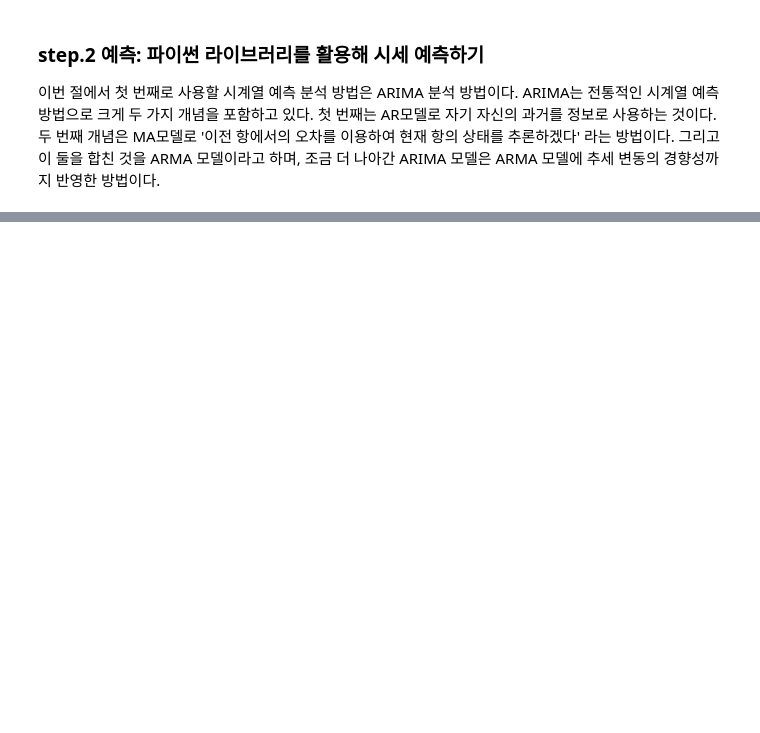
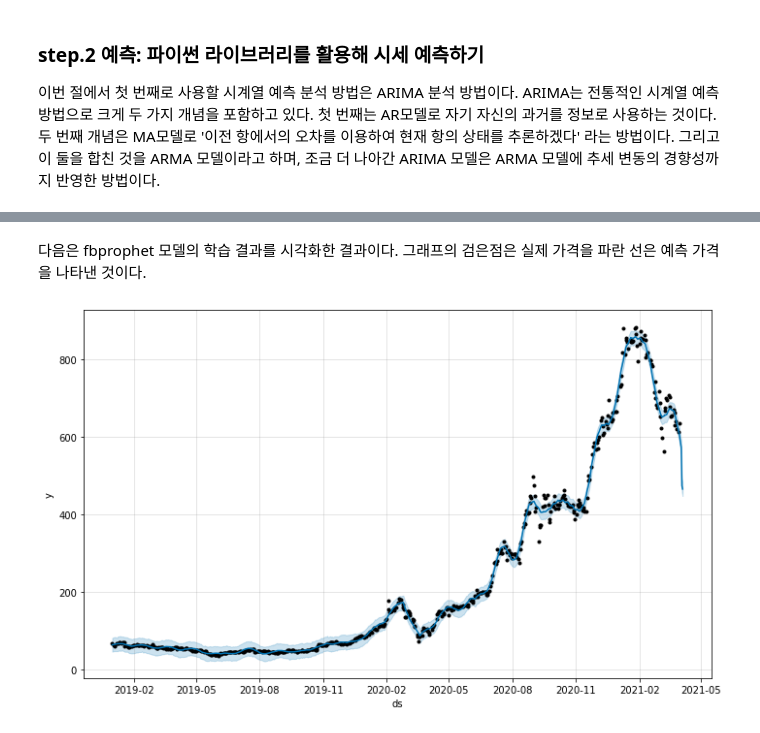
Before and after one commit to jaeyoon89/jaeyoon_study, a Jupyter notebook: tsla_data_analysis.ipynb, the cells around one changed output, grey strips where cells are left out. Cells and saved outputs as stored; diff of their text form; code cells hidden in the pictures; blank space fills up the shorter version.

```diff
--- a/tsla_data_analysis.ipynb
+++ b/tsla_data_analysis.ipynb
@@ -141,0 +246,3 @@ plt.plot(test_y, color="green")
+# %%
+future_data = prophet.make_future_dataframe(periods=5, freq='d')
+forecast_data = prophet.predict(future_data)
@@ -141,0 +268,6 @@ plt.plot(test_y, color="green")
+# %% [markdown]
+다음은 fbprophet 모델의 학습 결과를 시각화한 결과이다. 그래프의 검은점은 실제 가격을 파란 선은 예측 가격을 나타낸 것이다.
+# %%
+fig1 = prophet.plot(forecast_data)
+# %% [output]
+[figure, added]
```
Also changed, not shown: parts of 44 cells of this notebook.
